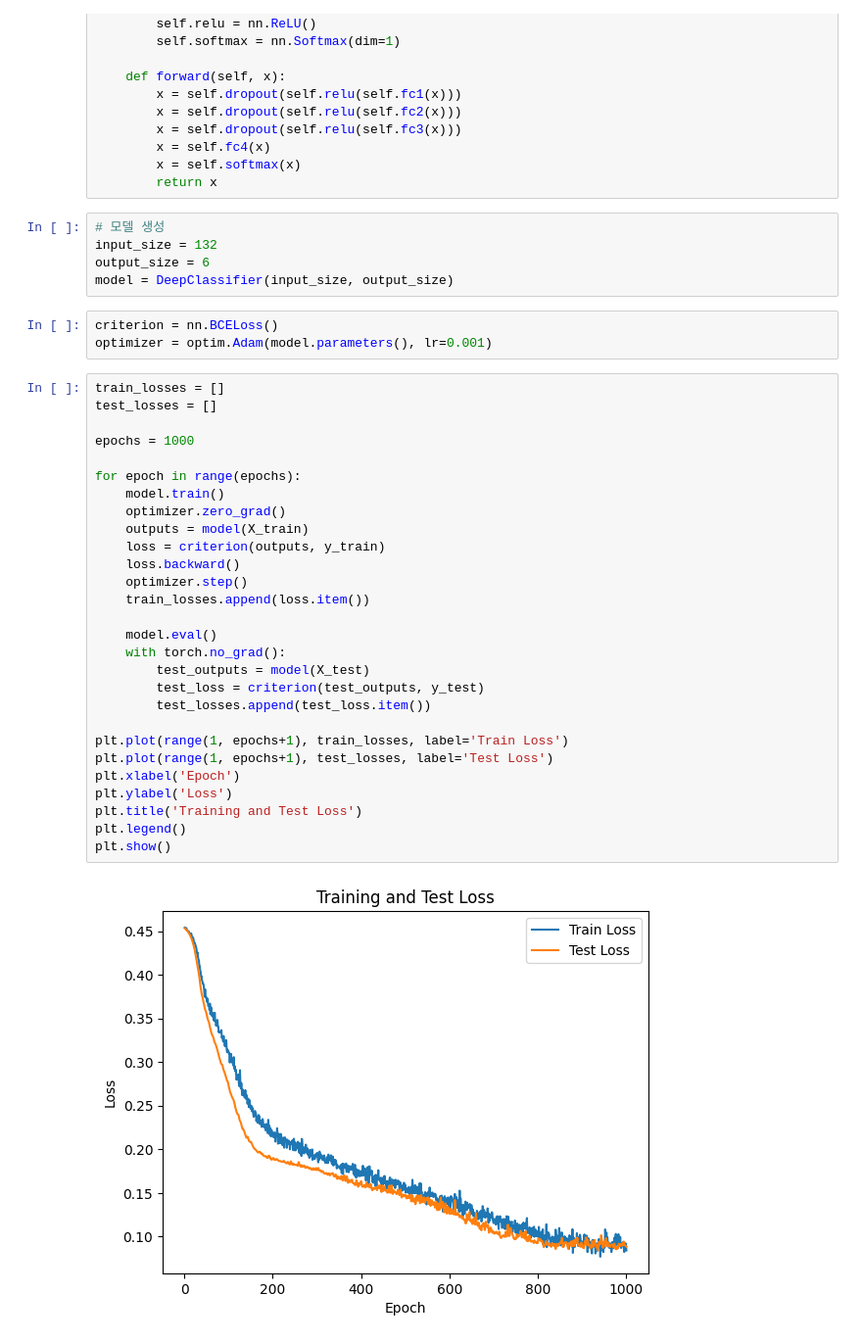
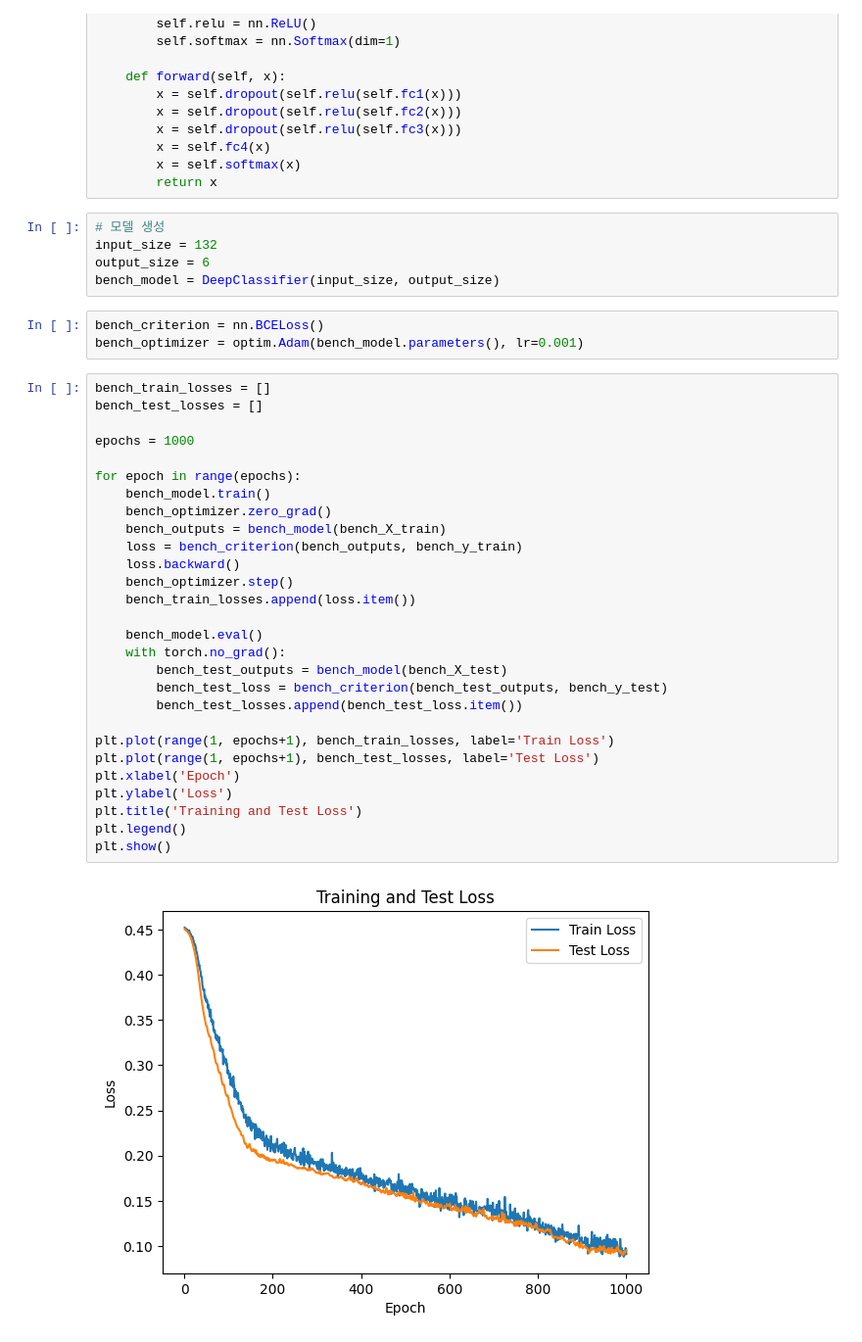
Before and after one commit to PSLeon24/AI_Exercise_Pose_Feedback, a Jupyter notebook: DeepLearning V1.ipynb, the cells around one changed output. Shown at 98% size. Cells and saved outputs as stored; diff of their text form.

```diff
--- a/DeepLearning V1.ipynb
+++ b/DeepLearning V1.ipynb
@@ -115,38 +174,38 @@ class DeepClassifier(nn.Module):
 # 모델 생성
 input_size = 132
 output_size = 6
-model = DeepClassifier(input_size, output_size)
+bench_model = DeepClassifier(input_size, output_size)
 # %%
-criterion = nn.BCELoss()
-optimizer = optim.Adam(model.parameters(), lr=0.001)
+bench_criterion = nn.BCELoss()
+bench_optimizer = optim.Adam(bench_model.parameters(), lr=0.001)
 # %%
-train_losses = []
-test_losses = []
+bench_train_losses = []
+bench_test_losses = []
 
 epochs = 1000
 
 for epoch in range(epochs):
-    model.train()
-    optimizer.zero_grad()
-    outputs = model(X_train)
-    loss = criterion(outputs, y_train)
+    bench_model.train()
+    bench_optimizer.zero_grad()
+    bench_outputs = bench_model(bench_X_train)
+    loss = bench_criterion(bench_outputs, bench_y_train)
     loss.backward()
-    optimizer.step()
-    train_losses.append(loss.item())
+    bench_optimizer.step()
+    bench_train_losses.append(loss.item())
 
-    model.eval()
+    bench_model.eval()
     with torch.no_grad():
-        test_outputs = model(X_test)
-        test_loss = criterion(test_outputs, y_test)
-        test_losses.append(test_loss.item())
+        bench_test_outputs = bench_model(bench_X_test)
+        bench_test_loss = bench_criterion(bench_test_outputs, bench_y_test)
+        bench_test_losses.append(bench_test_loss.item())
 
-plt.plot(range(1, epochs+1), train_losses, label='Train Loss')
-plt.plot(range(1, epochs+1), test_losses, label='Test Loss')
+plt.plot(range(1, epochs+1), bench_train_losses, label='Train Loss')
+plt.plot(range(1, epochs+1), bench_test_losses, label='Test Loss')
 plt.xlabel('Epoch')
 plt.ylabel('Loss')
 plt.title('Training and Test Loss')
 plt.legend()
 plt.show()
 # %% [output]
-[figure, old version]
+[figure, new version]
 # %%
```
Also changed, not shown: parts of 24 cells of this notebook, 3 other files.
